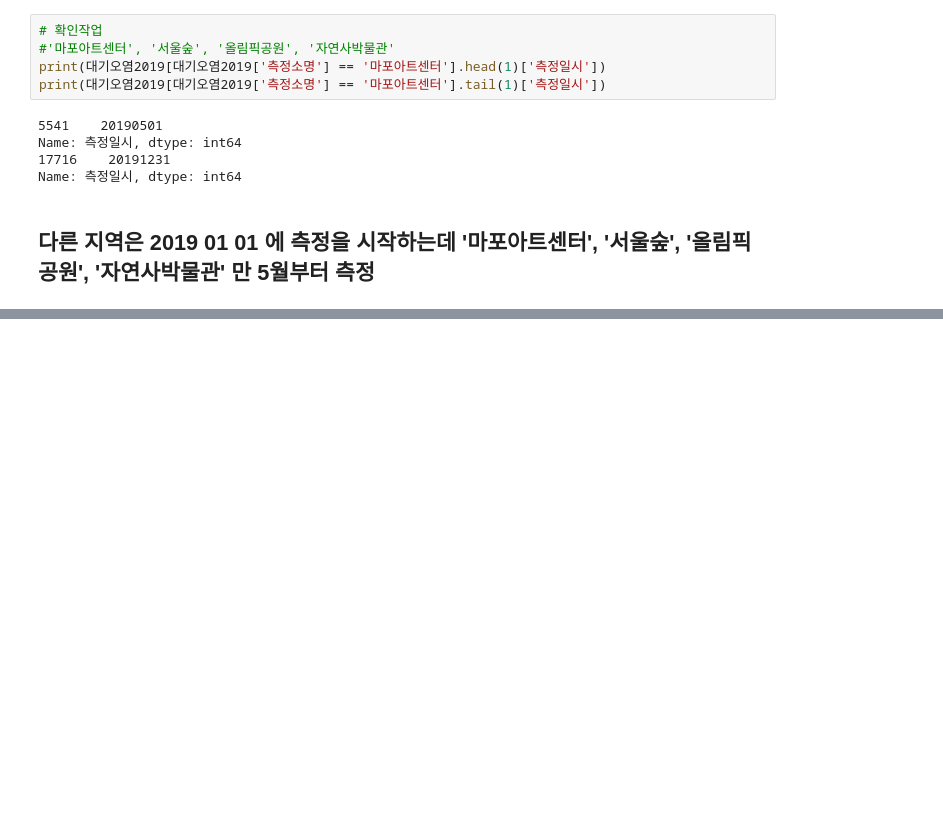
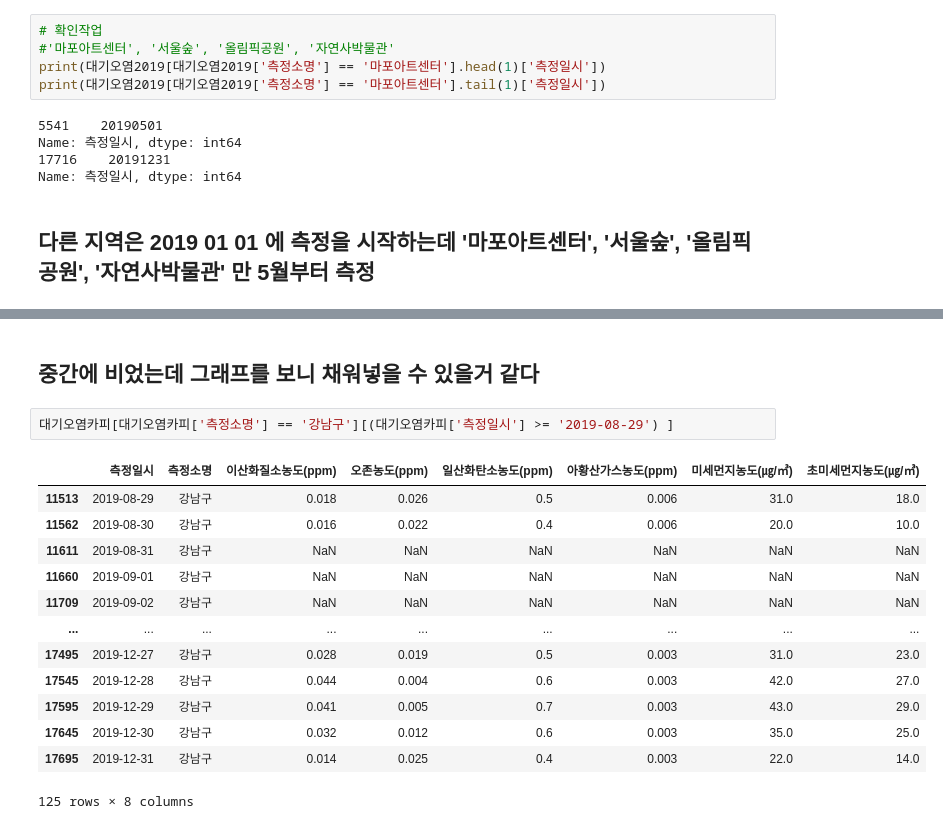
Before and after one commit to CodeArt-Team/MLcompetetion, a Jupyter notebook: 공모전/서울GovTech/생활환경개선/데이터보기.ipynb, the cells around one changed output, grey strips where cells are left out. Saved outputs shown, nothing was run; the diff lists cells and outputs as text; blank space fills up the shorter version.

```diff
--- a/공모전/서울GovTech/생활환경개선/데이터보기.ipynb
+++ b/공모전/서울GovTech/생활환경개선/데이터보기.ipynb
@@ -167,0 +187,18 @@ Name: 측정일시, Length: 365, dtype: int64
+# %% [markdown]
+## 중간에 비었는데 그래프를 보니 채워넣을 수 있을거 같다
+# %%
+대기오염카피[대기오염카피['측정소명'] == '강남구'][(대기오염카피['측정일시'] >= '2019-08-29') ]
+# %% [output]
+|  | 측정일시 | 측정소명 | 이산화질소농도(ppm) | 오존농도(ppm) | 일산화탄소농도(ppm) | 아황산가스농도(ppm) | 미세먼지농도(㎍/㎥) | 초미세먼지농도(㎍/㎥) |
+| 11513 | 2019-08-29 | 강남구 | 0.018 | 0.026 | 0.5 | 0.006 | 31.0 | 18.0 |
+| 11562 | 2019-08-30 | 강남구 | 0.016 | 0.022 | 0.4 | 0.006 | 20.0 | 10.0 |
+| 11611 | 2019-08-31 | 강남구 | NaN | NaN | NaN | NaN | NaN | NaN |
+| 11660 | 2019-09-01 | 강남구 | NaN | NaN | NaN | NaN | NaN | NaN |
+| 11709 | 2019-09-02 | 강남구 | NaN | NaN | NaN | NaN | NaN | NaN |
+| ... | ... | ... | ... | ... | ... | ... | ... | ... |
+| 17495 | 2019-12-27 | 강남구 | 0.028 | 0.019 | 0.5 | 0.003 | 31.0 | 23.0 |
+| 17545 | 2019-12-28 | 강남구 | 0.044 | 0.004 | 0.6 | 0.003 | 42.0 | 27.0 |
+| 17595 | 2019-12-29 | 강남구 | 0.041 | 0.005 | 0.7 | 0.003 | 43.0 | 29.0 |
+| 17645 | 2019-12-30 | 강남구 | 0.032 | 0.012 | 0.6 | 0.003 | 35.0 | 25.0 |
+| 17695 | 2019-12-31 | 강남구 | 0.014 | 0.025 | 0.4 | 0.003 | 22.0 | 14.0 |
+125 rows × 8 columns
```
Also changed, not shown: parts of 11 cells of this notebook.
